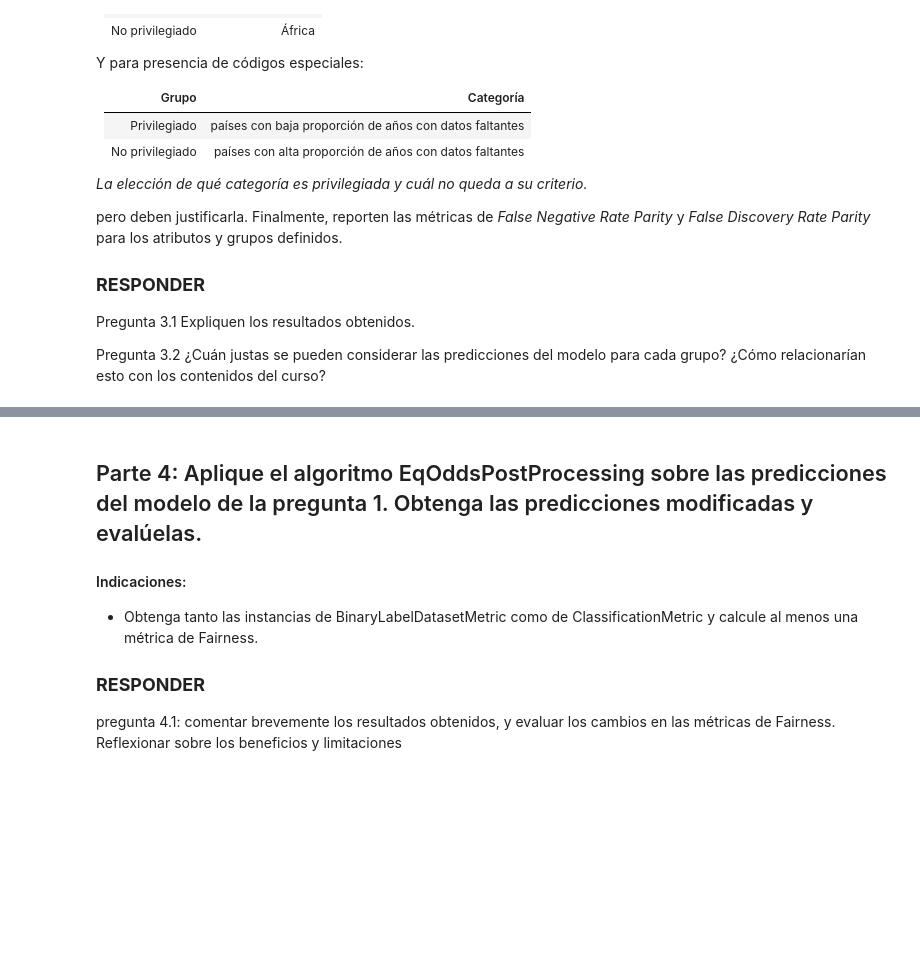
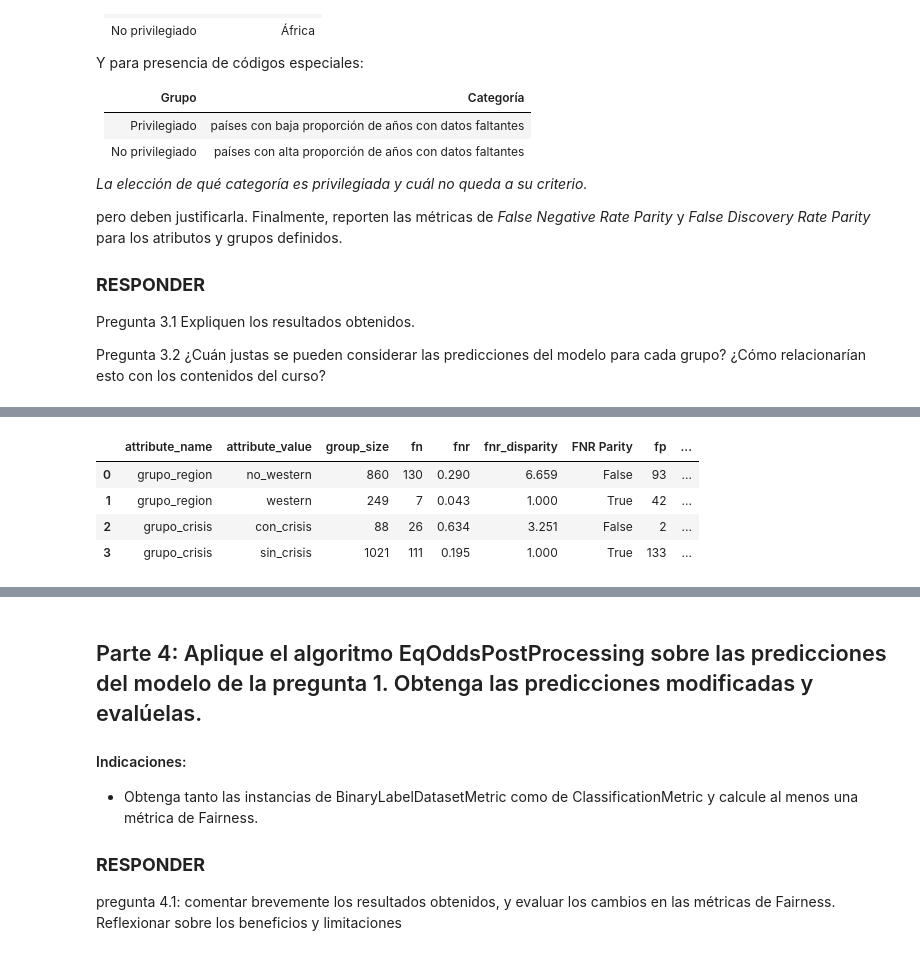
Before and after one commit to vichoe/taller-etica, a Jupyter notebook: Taller_sumativo_CIRI.ipynb, the cells around one changed output, grey strips where cells are left out. Cells and saved outputs as stored; diff of their text form; code cells hidden in the pictures; blank space fills up the shorter version.

```diff
--- a/Taller_sumativo_CIRI.ipynb
+++ b/Taller_sumativo_CIRI.ipynb
@@ -923,0 +1110,31 @@ western         2  0.030769
+# %%
+from aequitas.bias import Bias
+from aequitas.fairness import Fairness
+
+datos_aeq = test[["score", "label_value", "grupo_region", "grupo_crisis"]].copy()
+
+#1) metricas por grupo (matriz de confusión de cada grupo)
+g = Group()
+xtab, _ = g.get_crosstabs(datos_aeq)
+
+#2) disparidades respecto al grupo de referencia (privilegiado)
+grupos_referencia = {"grupo_region": "western", "grupo_crisis": "sin_crisis"}
+b = Bias()
+bdf = b.get_disparity_predefined_groups(xtab, original_df=datos_aeq,
+                                        ref_groups_dict=grupos_referencia,
+                                        alpha=0.05, mask_significance=True)
+
+#3) paridad: Aequitas considera "justo" si la disparidad está entre 0.8 y 1.25 (tau = 0.8)
+f = Fairness()
+fdf = f.get_group_value_fairness(bdf)
+
+tabla_fairness = fdf[["attribute_name", "attribute_value", "group_size",
+                      "fn", "fnr", "fnr_disparity", "FNR Parity",
+                      "fp", "fdr", "fdr_disparity", "FDR Parity"]].round(3)
+tabla_fairness
+# %% [output]
+|  | attribute_name | attribute_value | group_size | fn | fnr | fnr_disparity | FNR Parity | fp | ... |
+| 0 | grupo_region | no_western | 860 | 130 | 0.290 | 6.659 | False | 93 | ... |
+| 1 | grupo_region | western | 249 | 7 | 0.043 | 1.000 | True | 42 | ... |
+| 2 | grupo_crisis | con_crisis | 88 | 26 | 0.634 | 3.251 | False | 2 | ... |
+| 3 | grupo_crisis | sin_crisis | 1021 | 111 | 0.195 | 1.000 | True | 133 | ... |
```
Also changed, not shown: parts of 22 cells of this notebook.
